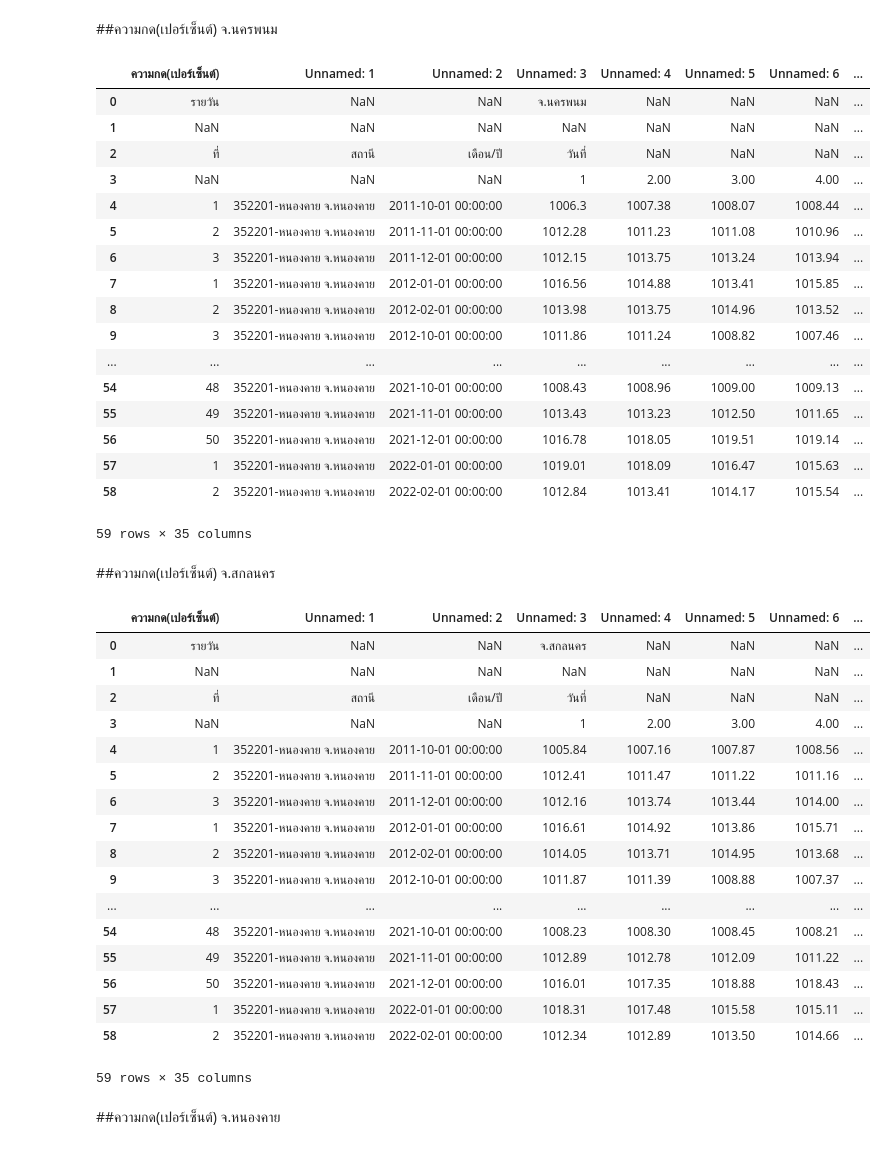
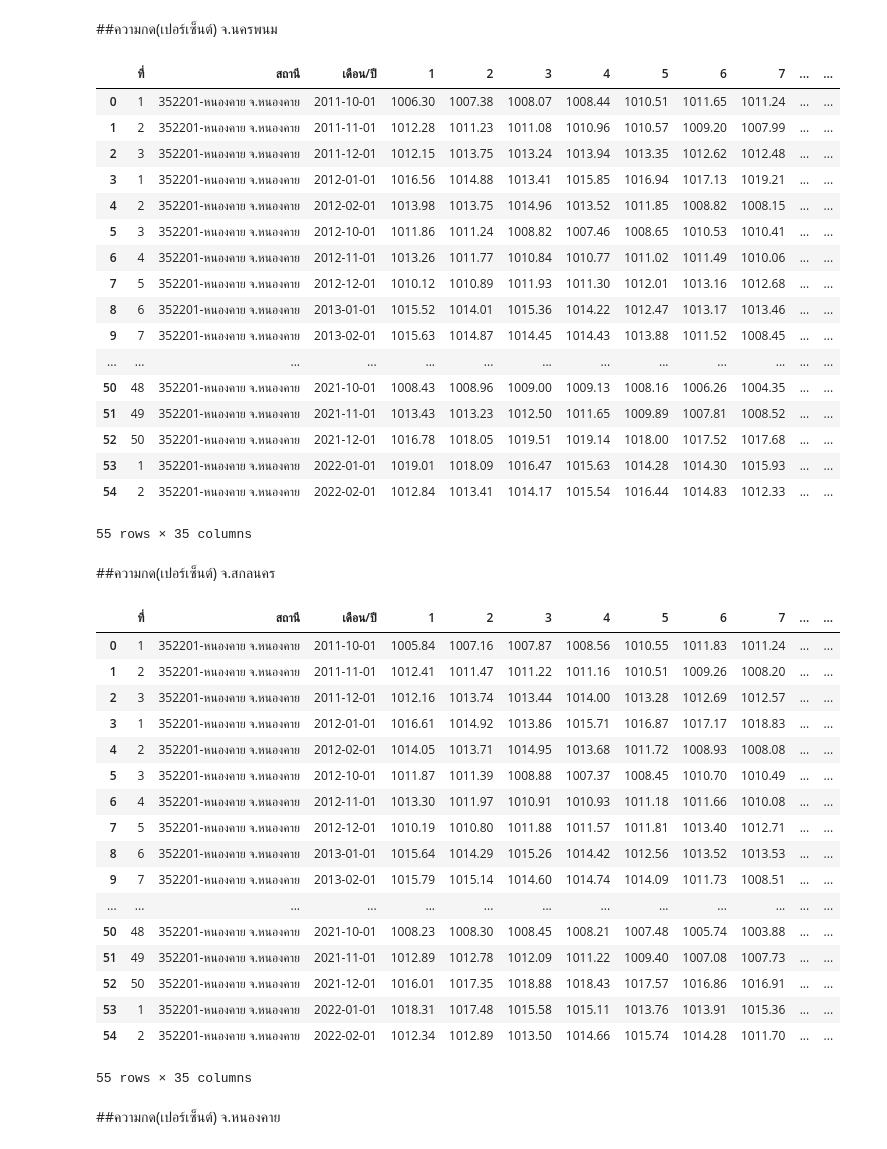
Before and after one commit to Kanchanasud/bsc_dpdm22, a Jupyter notebook: Quiz_Group_5_20_of_Midterm.ipynb, the cells around one changed output. Cells and saved outputs as stored; diff of their text form; code cells hidden in the pictures.

```diff
--- a/Quiz_Group_5_20_of_Midterm.ipynb
+++ b/Quiz_Group_5_20_of_Midterm.ipynb
@@ -47,51 +47,51 @@ press_air_kk
 # %% [markdown]
 ##ความกด(เปอร์เซ็นต์) จ.นครพนม
 # %%
-press_air_npm = pd.read_excel('/content/drive/MyDrive/bsc_DMPM_data/อุตุ/อุตุ/ความกด(เปอร์เซ็นต์)/จ.นครพนม.xlsx')
+press_air_npm = pd.read_excel('/content/drive/MyDrive/bsc_DMPM_data/อุตุ/อุตุ/ความกด(เปอร์เซ็นต์)/จ.นครพนม.xlsx',sheet_name='Sheet1',skiprows=4).rename(columns={'Unnamed: 0' : 'ที่', 'Unnamed: 1' : 'สถานี', 'Unnamed: 2' : 'เดือน/ปี'})
 press_air_npm
 # %% [output]
-|  | ความกด(เปอร์เซ็นต์) | Unnamed: 1 | Unnamed: 2 | Unnamed: 3 | Unnamed: 4 | Unnamed: 5 | Unnamed: 6 | ... |
-| 0 | รายวัน | NaN | NaN | จ.นครพนม | NaN | NaN | NaN | ... |
-| 1 | NaN | NaN | NaN | NaN | NaN | NaN | NaN | ... |
-| 2 | ที่ | สถานี | เดือน/ปี | วันที่ | NaN | NaN | NaN | ... |
-| 3 | NaN | NaN | NaN | 1 | 2.00 | 3.00 | 4.00 | ... |
-| 4 | 1 | 352201-หนองคาย จ.หนองคาย | 2011-10-01 00:00:00 | 1006.3 | 1007.38 | 1008.07 | 1008.44 | ... |
-| 5 | 2 | 352201-หนองคาย จ.หนองคาย | 2011-11-01 00:00:00 | 1012.28 | 1011.23 | 1011.08 | 1010.96 | ... |
-| 6 | 3 | 352201-หนองคาย จ.หนองคาย | 2011-12-01 00:00:00 | 1012.15 | 1013.75 | 1013.24 | 1013.94 | ... |
-| 7 | 1 | 352201-หนองคาย จ.หนองคาย | 2012-01-01 00:00:00 | 1016.56 | 1014.88 | 1013.41 | 1015.85 | ... |
-| 8 | 2 | 352201-หนองคาย จ.หนองคาย | 2012-02-01 00:00:00 | 1013.98 | 1013.75 | 1014.96 | 1013.52 | ... |
-| 9 | 3 | 352201-หนองคาย จ.หนองคาย | 2012-10-01 00:00:00 | 1011.86 | 1011.24 | 1008.82 | 1007.46 | ... |
-| ... | ... | ... | ... | ... | ... | ... | ... | ... |
-| 54 | 48 | 352201-หนองคาย จ.หนองคาย | 2021-10-01 00:00:00 | 1008.43 | 1008.96 | 1009.00 | 1009.13 | ... |
-| 55 | 49 | 352201-หนองคาย จ.หนองคาย | 2021-11-01 00:00:00 | 1013.43 | 1013.23 | 1012.50 | 1011.65 | ... |
-| 56 | 50 | 352201-หนองคาย จ.หนองคาย | 2021-12-01 00:00:00 | 1016.78 | 1018.05 | 1019.51 | 1019.14 | ... |
-| 57 | 1 | 352201-หนองคาย จ.หนองคาย | 2022-01-01 00:00:00 | 1019.01 | 1018.09 | 1016.47 | 1015.63 | ... |
-| 58 | 2 | 352201-หนองคาย จ.หนองคาย | 2022-02-01 00:00:00 | 1012.84 | 1013.41 | 1014.17 | 1015.54 | ... |
+|  | ที่ | สถานี | เดือน/ปี | 1 | 2 | 3 | 4 | 5 | 6 | 7 | ... | ... |
+| 0 | 1 | 352201-หนองคาย จ.หนองคาย | 2011-10-01 | 1006.30 | 1007.38 | 1008.07 | 1008.44 | 1010.51 | 1011.65 | 1011.24 | ... | ... |
+| 1 | 2 | 352201-หนองคาย จ.หนองคาย | 2011-11-01 | 1012.28 | 1011.23 | 1011.08 | 1010.96 | 1010.57 | 1009.20 | 1007.99 | ... | ... |
+| 2 | 3 | 352201-หนองคาย จ.หนองคาย | 2011-12-01 | 1012.15 | 1013.75 | 1013.24 | 1013.94 | 1013.35 | 1012.62 | 1012.48 | ... | ... |
+| 3 | 1 | 352201-หนองคาย จ.หนองคาย | 2012-01-01 | 1016.56 | 1014.88 | 1013.41 | 1015.85 | 1016.94 | 1017.13 | 1019.21 | ... | ... |
+| 4 | 2 | 352201-หนองคาย จ.หนองคาย | 2012-02-01 | 1013.98 | 1013.75 | 1014.96 | 1013.52 | 1011.85 | 1008.82 | 1008.15 | ... | ... |
+| 5 | 3 | 352201-หนองคาย จ.หนองคาย | 2012-10-01 | 1011.86 | 1011.24 | 1008.82 | 1007.46 | 1008.65 | 1010.53 | 1010.41 | ... | ... |
+| 6 | 4 | 352201-หนองคาย จ.หนองคาย | 2012-11-01 | 1013.26 | 1011.77 | 1010.84 | 1010.77 | 1011.02 | 1011.49 | 1010.06 | ... | ... |
+| 7 | 5 | 352201-หนองคาย จ.หนองคาย | 2012-12-01 | 1010.12 | 1010.89 | 1011.93 | 1011.30 | 1012.01 | 1013.16 | 1012.68 | ... | ... |
+| 8 | 6 | 352201-หนองคาย จ.หนองคาย | 2013-01-01 | 1015.52 | 1014.01 | 1015.36 | 1014.22 | 1012.47 | 1013.17 | 1013.46 | ... | ... |
+| 9 | 7 | 352201-หนองคาย จ.หนองคาย | 2013-02-01 | 1015.63 | 1014.87 | 1014.45 | 1014.43 | 1013.88 | 1011.52 | 1008.45 | ... | ... |
+| ... | ... | ... | ... | ... | ... | ... | ... | ... | ... | ... | ... | ... |
+| 50 | 48 | 352201-หนองคาย จ.หนองคาย | 2021-10-01 | 1008.43 | 1008.96 | 1009.00 | 1009.13 | 1008.16 | 1006.26 | 1004.35 | ... | ... |
+| 51 | 49 | 352201-หนองคาย จ.หนองคาย | 2021-11-01 | 1013.43 | 1013.23 | 1012.50 | 1011.65 | 1009.89 | 1007.81 | 1008.52 | ... | ... |
+| 52 | 50 | 352201-หนองคาย จ.หนองคาย | 2021-12-01 | 1016.78 | 1018.05 | 1019.51 | 1019.14 | 1018.00 | 1017.52 | 1017.68 | ... | ... |
+| 53 | 1 | 352201-หนองคาย จ.หนองคาย | 2022-01-01 | 1019.01 | 1018.09 | 1016.47 | 1015.63 | 1014.28 | 1014.30 | 1015.93 | ... | ... |
+| 54 | 2 | 352201-หนองคาย จ.หนองคาย | 2022-02-01 | 1012.84 | 1013.41 | 1014.17 | 1015.54 | 1016.44 | 1014.83 | 1012.33 | ... | ... |
-59 rows × 35 columns
+55 rows × 35 columns
 # %% [markdown]
 ##ความกด(เปอร์เซ็นต์) จ.สกลนคร
 # %%
-press_air_snk = pd.read_excel('/content/drive/MyDrive/bsc_DMPM_data/อุตุ/อุตุ/ความกด(เปอร์เซ็นต์)/จ.สกลนคร.xlsx')
+press_air_snk = pd.read_excel('/content/drive/MyDrive/bsc_DMPM_data/อุตุ/อุตุ/ความกด(เปอร์เซ็นต์)/จ.สกลนคร.xlsx',sheet_name='Sheet1',skiprows=4).rename(columns={'Unnamed: 0' : 'ที่', 'Unnamed: 1' : 'สถานี', 'Unnamed: 2' : 'เดือน/ปี'})
 press_air_snk
 # %% [output]
-|  | ความกด(เปอร์เซ็นต์) | Unnamed: 1 | Unnamed: 2 | Unnamed: 3 | Unnamed: 4 | Unnamed: 5 | Unnamed: 6 | ... |
-| 0 | รายวัน | NaN | NaN | จ.สกลนคร | NaN | NaN | NaN | ... |
-| 1 | NaN | NaN | NaN | NaN | NaN | NaN | NaN | ... |
-| 2 | ที่ | สถานี | เดือน/ปี | วันที่ | NaN | NaN | NaN | ... |
-| 3 | NaN | NaN | NaN | 1 | 2.00 | 3.00 | 4.00 | ... |
-| 4 | 1 | 352201-หนองคาย จ.หนองคาย | 2011-10-01 00:00:00 | 1005.84 | 1007.16 | 1007.87 | 1008.56 | ... |
-| 5 | 2 | 352201-หนองคาย จ.หนองคาย | 2011-11-01 00:00:00 | 1012.41 | 1011.47 | 1011.22 | 1011.16 | ... |
-| 6 | 3 | 352201-หนองคาย จ.หนองคาย | 2011-12-01 00:00:00 | 1012.16 | 1013.74 | 1013.44 | 1014.00 | ... |
-| 7 | 1 | 352201-หนองคาย จ.หนองคาย | 2012-01-01 00:00:00 | 1016.61 | 1014.92 | 1013.86 | 1015.71 | ... |
-| 8 | 2 | 352201-หนองคาย จ.หนองคาย | 2012-02-01 00:00:00 | 1014.05 | 1013.71 | 1014.95 | 1013.68 | ... |
-| 9 | 3 | 352201-หนองคาย จ.หนองคาย | 2012-10-01 00:00:00 | 1011.87 | 1011.39 | 1008.88 | 1007.37 | ... |
-| ... | ... | ... | ... | ... | ... | ... | ... | ... |
-| 54 | 48 | 352201-หนองคาย จ.หนองคาย | 2021-10-01 00:00:00 | 1008.23 | 1008.30 | 1008.45 | 1008.21 | ... |
-| 55 | 49 | 352201-หนองคาย จ.หนองคาย | 2021-11-01 00:00:00 | 1012.89 | 1012.78 | 1012.09 | 1011.22 | ... |
-| 56 | 50 | 352201-หนองคาย จ.หนองคาย | 2021-12-01 00:00:00 | 1016.01 | 1017.35 | 1018.88 | 1018.43 | ... |
-| 57 | 1 | 352201-หนองคาย จ.หนองคาย | 2022-01-01 00:00:00 | 1018.31 | 1017.48 | 1015.58 | 1015.11 | ... |
-| 58 | 2 | 352201-หนองคาย จ.หนองคาย | 2022-02-01 00:00:00 | 1012.34 | 1012.89 | 1013.50 | 1014.66 | ... |
+|  | ที่ | สถานี | เดือน/ปี | 1 | 2 | 3 | 4 | 5 | 6 | 7 | ... | ... |
+| 0 | 1 | 352201-หนองคาย จ.หนองคาย | 2011-10-01 | 1005.84 | 1007.16 | 1007.87 | 1008.56 | 1010.55 | 1011.83 | 1011.24 | ... | ... |
+| 1 | 2 | 352201-หนองคาย จ.หนองคาย | 2011-11-01 | 1012.41 | 1011.47 | 1011.22 | 1011.16 | 1010.51 | 1009.26 | 1008.20 | ... | ... |
+| 2 | 3 | 352201-หนองคาย จ.หนองคาย | 2011-12-01 | 1012.16 | 1013.74 | 1013.44 | 1014.00 | 1013.28 | 1012.69 | 1012.57 | ... | ... |
+| 3 | 1 | 352201-หนองคาย จ.หนองคาย | 2012-01-01 | 1016.61 | 1014.92 | 1013.86 | 1015.71 | 1016.87 | 1017.17 | 1018.83 | ... | ... |
+| 4 | 2 | 352201-หนองคาย จ.หนองคาย | 2012-02-01 | 1014.05 | 1013.71 | 1014.95 | 1013.68 | 1011.72 | 1008.93 | 1008.08 | ... | ... |
+| 5 | 3 | 352201-หนองคาย จ.หนองคาย | 2012-10-01 | 1011.87 | 1011.39 | 1008.88 | 1007.37 | 1008.45 | 1010.70 | 1010.49 | ... | ... |
+| 6 | 4 | 352201-หนองคาย จ.หนองคาย | 2012-11-01 | 1013.30 | 1011.97 | 1010.91 | 1010.93 | 1011.18 | 1011.66 | 1010.08 | ... | ... |
+| 7 | 5 | 352201-หนองคาย จ.หนองคาย | 2012-12-01 | 1010.19 | 1010.80 | 1011.88 | 1011.57 | 1011.81 | 1013.40 | 1012.71 | ... | ... |
+| 8 | 6 | 352201-หนองคาย จ.หนองคาย | 2013-01-01 | 1015.64 | 1014.29 | 1015.26 | 1014.42 | 1012.56 | 1013.52 | 1013.53 | ... | ... |
+| 9 | 7 | 352201-หนองคาย จ.หนองคาย | 2013-02-01 | 1015.79 | 1015.14 | 1014.60 | 1014.74 | 1014.09 | 1011.73 | 1008.51 | ... | ... |
+| ... | ... | ... | ... | ... | ... | ... | ... | ... | ... | ... | ... | ... |
+| 50 | 48 | 352201-หนองคาย จ.หนองคาย | 2021-10-01 | 1008.23 | 1008.30 | 1008.45 | 1008.21 | 1007.48 | 1005.74 | 1003.88 | ... | ... |
+| 51 | 49 | 352201-หนองคาย จ.หนองคาย | 2021-11-01 | 1012.89 | 1012.78 | 1012.09 | 1011.22 | 1009.40 | 1007.08 | 1007.73 | ... | ... |
+| 52 | 50 | 352201-หนองคาย จ.หนองคาย | 2021-12-01 | 1016.01 | 1017.35 | 1018.88 | 1018.43 | 1017.57 | 1016.86 | 1016.91 | ... | ... |
+| 53 | 1 | 352201-หนองคาย จ.หนองคาย | 2022-01-01 | 1018.31 | 1017.48 | 1015.58 | 1015.11 | 1013.76 | 1013.91 | 1015.36 | ... | ... |
+| 54 | 2 | 352201-หนองคาย จ.หนองคาย | 2022-02-01 | 1012.34 | 1012.89 | 1013.50 | 1014.66 | 1015.74 | 1014.28 | 1011.70 | ... | ... |
-59 rows × 35 columns
+55 rows × 35 columns
 # %% [markdown]
 ##ความกด(เปอร์เซ็นต์) จ.หนองคาย
 # %%
```
Also changed, not shown: parts of 29 cells of this notebook.
